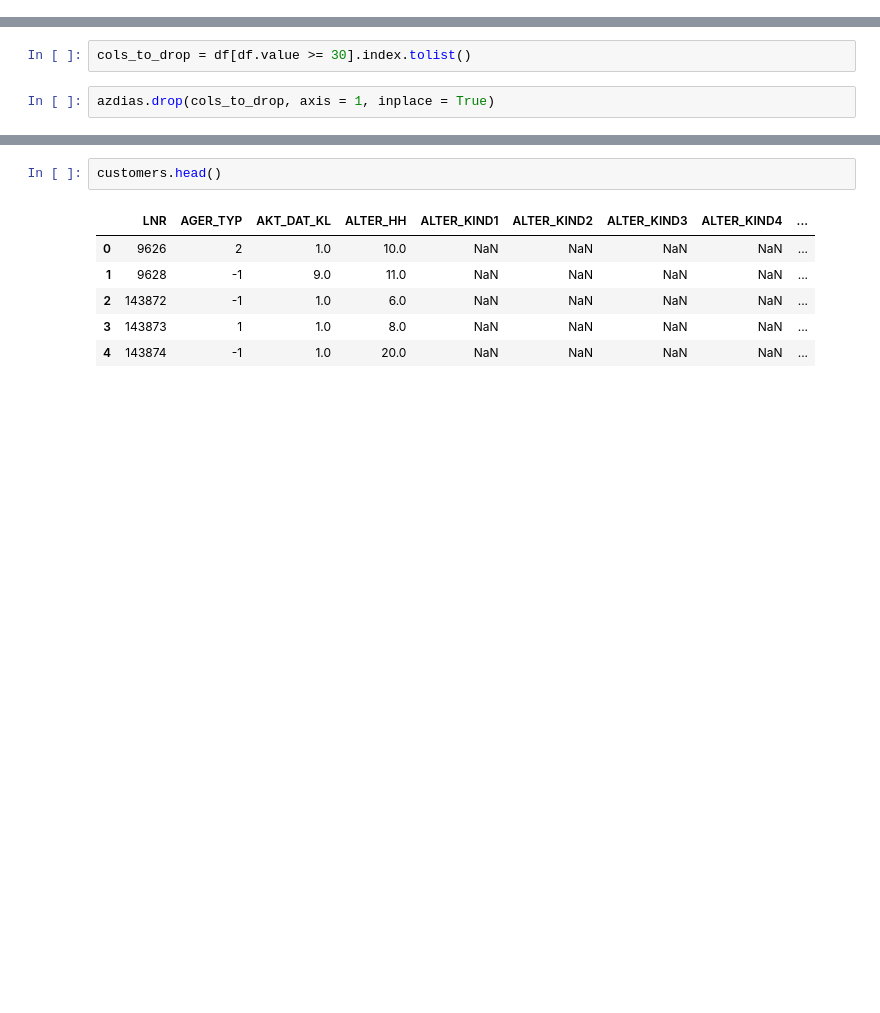
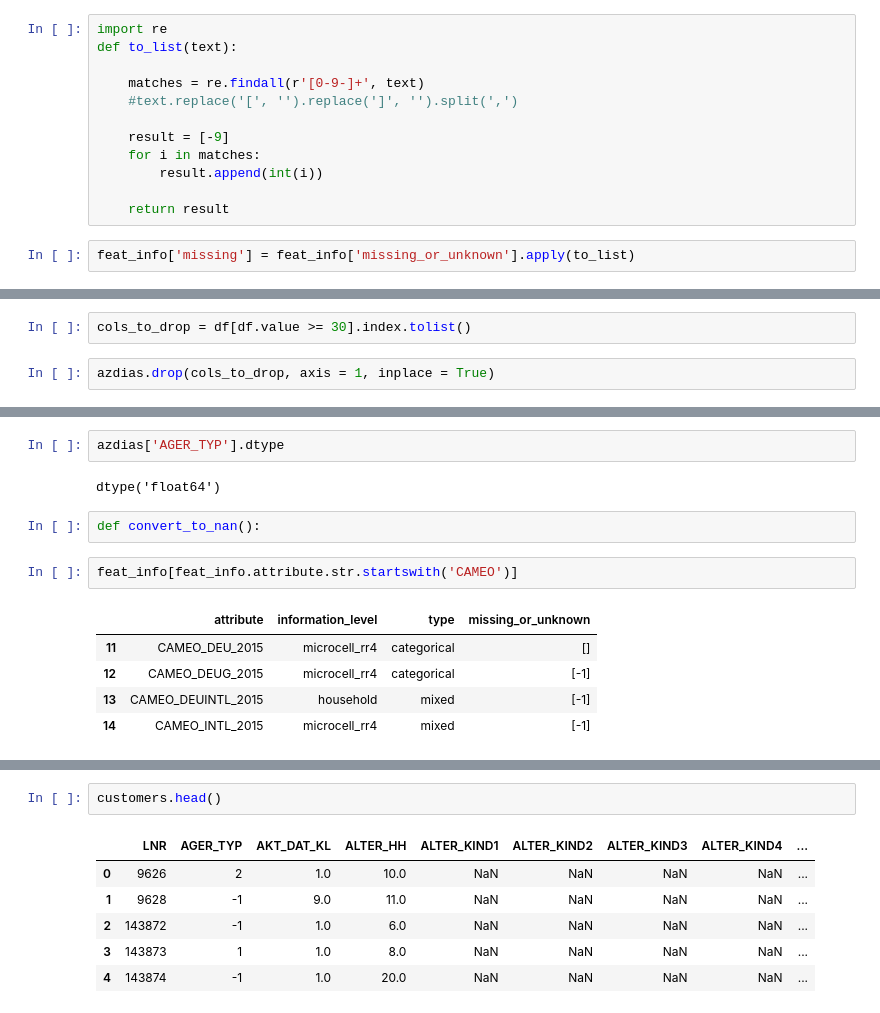
Before and after one commit to ilknurCakir/CustomerSegmentation, a Jupyter notebook: Arvato Project Workbook.ipynb, the cells around one changed output, grey strips where cells are left out. Cells and saved outputs as stored; diff of their text form; blank space fills up the shorter version.

```diff
--- a/Arvato Project Workbook.ipynb
+++ b/Arvato Project Workbook.ipynb
@@ -38,0 +229,14 @@ customers = pd.read_csv('../../data/Term2/capstone/arvato_data/Udacity_CUSTOMERS
+# %%
+import re
+def to_list(text):
+
+    matches = re.findall(r'[0-9-]+', text)
+    #text.replace('[', '').replace(']', '').split(',')
+
+    result = [-9]
+    for i in matches:
+        result.append(int(i))
+
+    return result
+# %%
+feat_info['missing'] = feat_info['missing_or_unknown'].apply(to_list)
@@ -132,0 +371,14 @@ KeyError: 'BIP_FLAG'
+# %%
+azdias['AGER_TYP'].dtype
+# %% [output]
+dtype('float64')
+# %%
+def convert_to_nan():
+# %%
+feat_info[feat_info.attribute.str.startswith('CAMEO')]
+# %% [output]
+|  | attribute | information_level | type | missing_or_unknown |
+| 11 | CAMEO_DEU_2015 | microcell_rr4 | categorical | [] |
+| 12 | CAMEO_DEUG_2015 | microcell_rr4 | categorical | [-1] |
+| 13 | CAMEO_DEUINTL_2015 | household | mixed | [-1] |
+| 14 | CAMEO_INTL_2015 | microcell_rr4 | mixed | [-1] |
```
Also changed, not shown: parts of 48 cells of this notebook.
